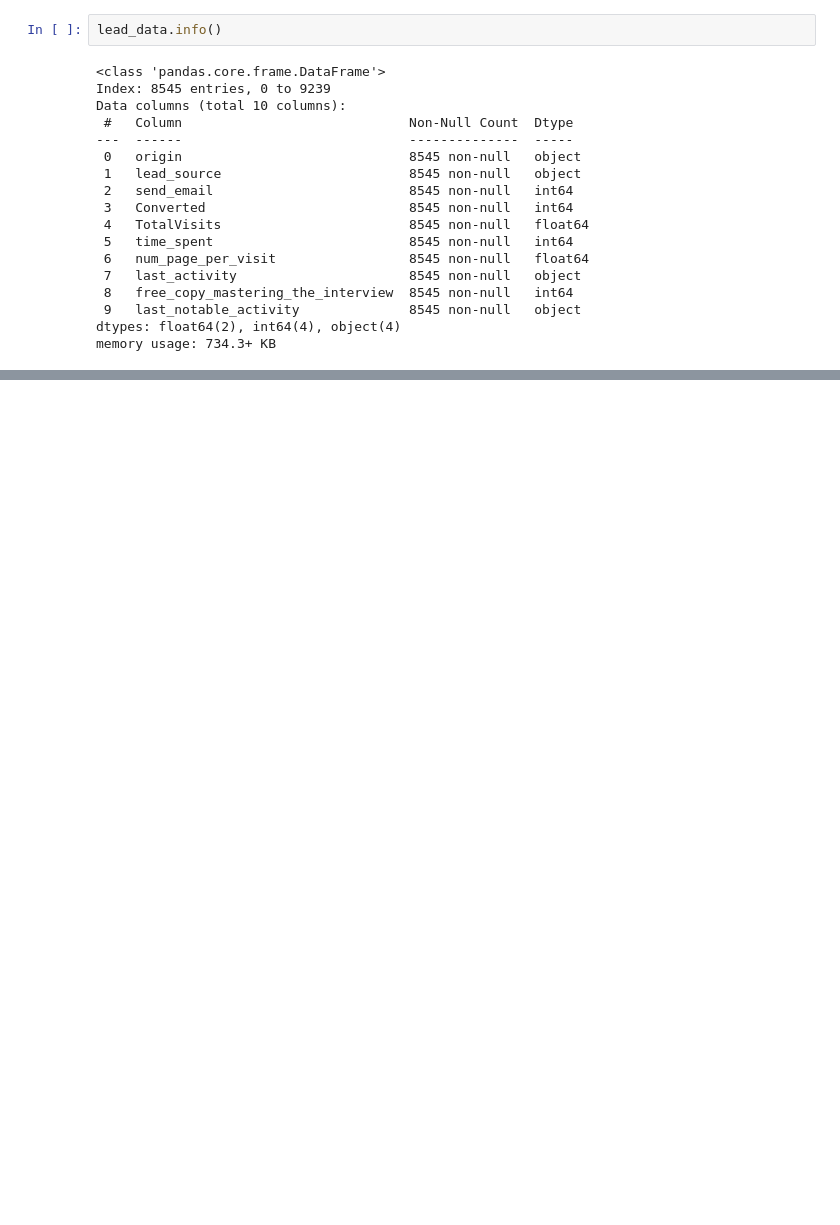
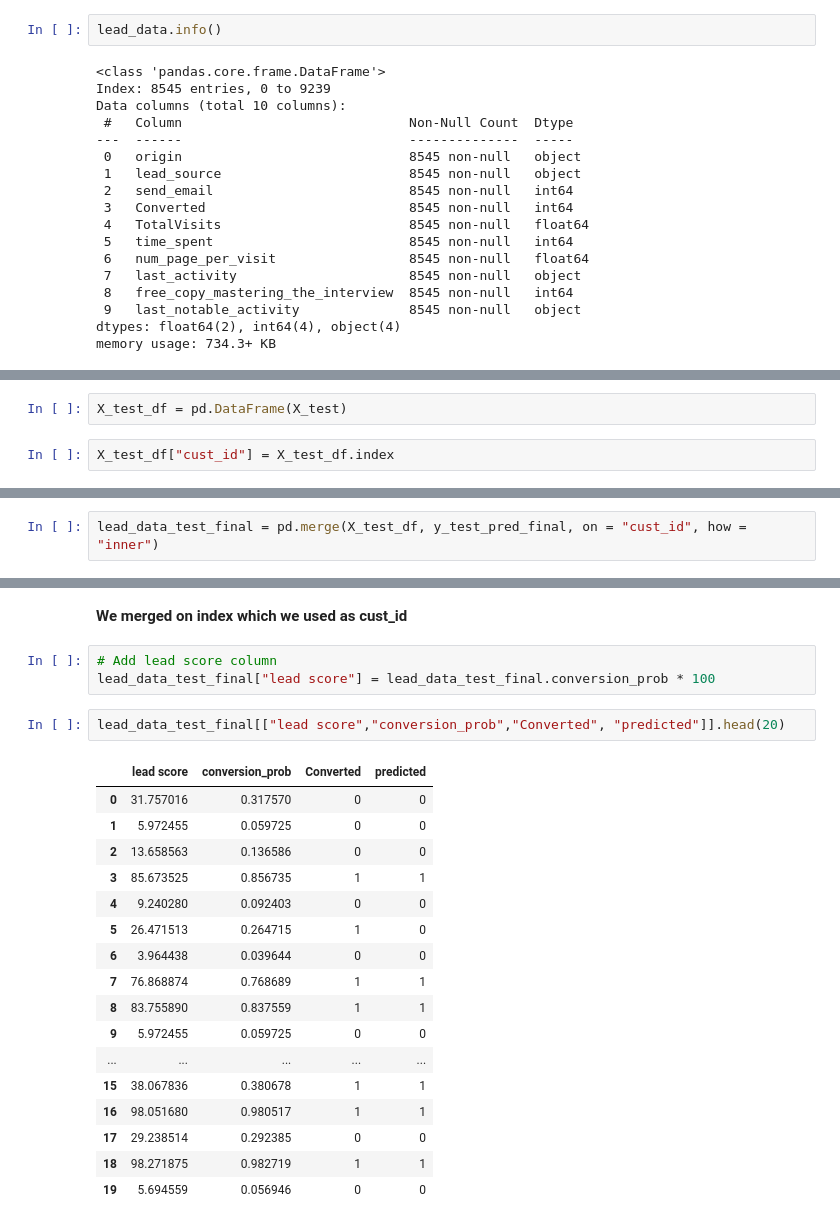
Before and after one commit to keshavRaj/LeadScoringCaseStudy, a Jupyter notebook: Lead Scoring Assignment/Lead+Case+Study.ipynb, the cells around one changed output, grey strips where cells are left out. Saved outputs shown, nothing was run; the diff lists cells and outputs as text; blank space fills up the shorter version.

```diff
--- a/Lead Scoring Assignment/Lead+Case+Study.ipynb
+++ b/Lead Scoring Assignment/Lead+Case+Study.ipynb
@@ -2464,0 +2468,4 @@ recall = 0.7784679089026915
+# %%
+X_test_df = pd.DataFrame(X_test)
+# %%
+X_test_df["cust_id"] = X_test_df.index
@@ -2464,0 +2496,2 @@ recall = 0.7784679089026915
+# %%
+lead_data_test_final = pd.merge(X_test_df, y_test_pred_final, on = "cust_id", how = "inner")
@@ -2464,0 +2522,25 @@ recall = 0.7784679089026915
+# %% [markdown]
+<b> We merged on index which we used as cust_id </b>
+# %%
+# Add lead score column
+lead_data_test_final["lead score"] = lead_data_test_final.conversion_prob * 100
+# %%
+lead_data_test_final[["lead score","conversion_prob","Converted", "predicted"]].head(20)
+# %% [output]
+|  | lead score | conversion_prob | Converted | predicted |
+| 0 | 31.757016 | 0.317570 | 0 | 0 |
+| 1 | 5.972455 | 0.059725 | 0 | 0 |
+| 2 | 13.658563 | 0.136586 | 0 | 0 |
+| 3 | 85.673525 | 0.856735 | 1 | 1 |
+| 4 | 9.240280 | 0.092403 | 0 | 0 |
+| 5 | 26.471513 | 0.264715 | 1 | 0 |
+| 6 | 3.964438 | 0.039644 | 0 | 0 |
+| 7 | 76.868874 | 0.768689 | 1 | 1 |
+| 8 | 83.755890 | 0.837559 | 1 | 1 |
+| 9 | 5.972455 | 0.059725 | 0 | 0 |
+| ... | ... | ... | ... | ... |
+| 15 | 38.067836 | 0.380678 | 1 | 1 |
+| 16 | 98.051680 | 0.980517 | 1 | 1 |
+| 17 | 29.238514 | 0.292385 | 0 | 0 |
+| 18 | 98.271875 | 0.982719 | 1 | 1 |
+| 19 | 5.694559 | 0.056946 | 0 | 0 |
```
Also changed, not shown: parts of 168 cells of this notebook.
